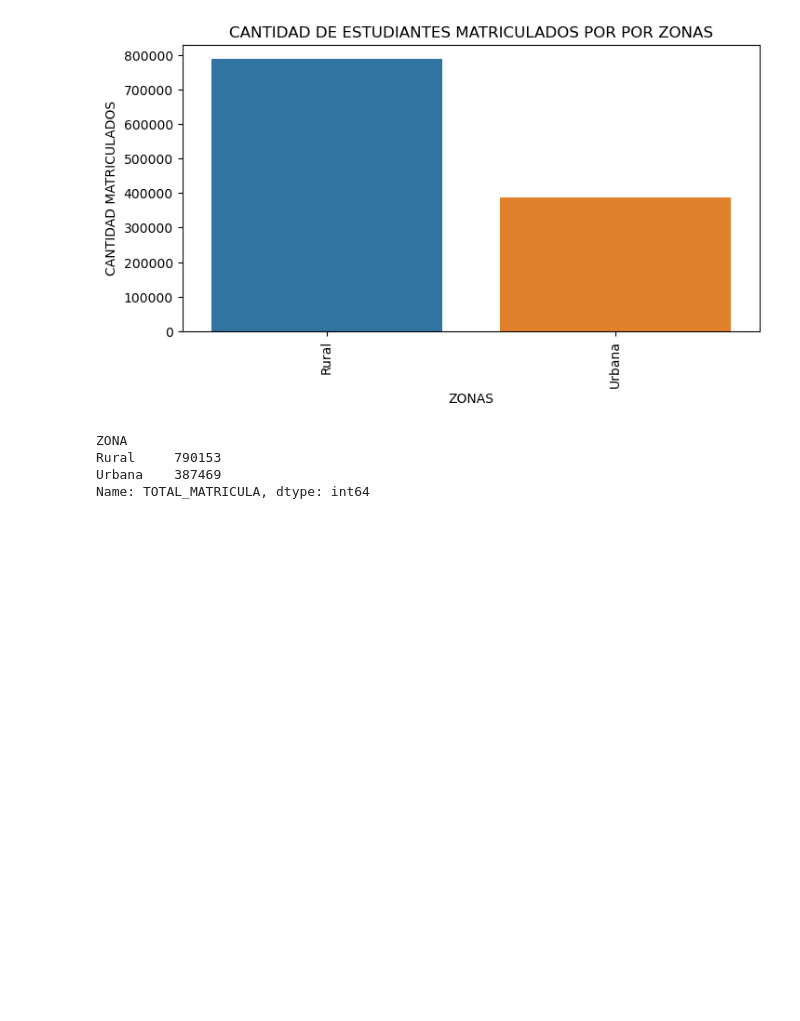
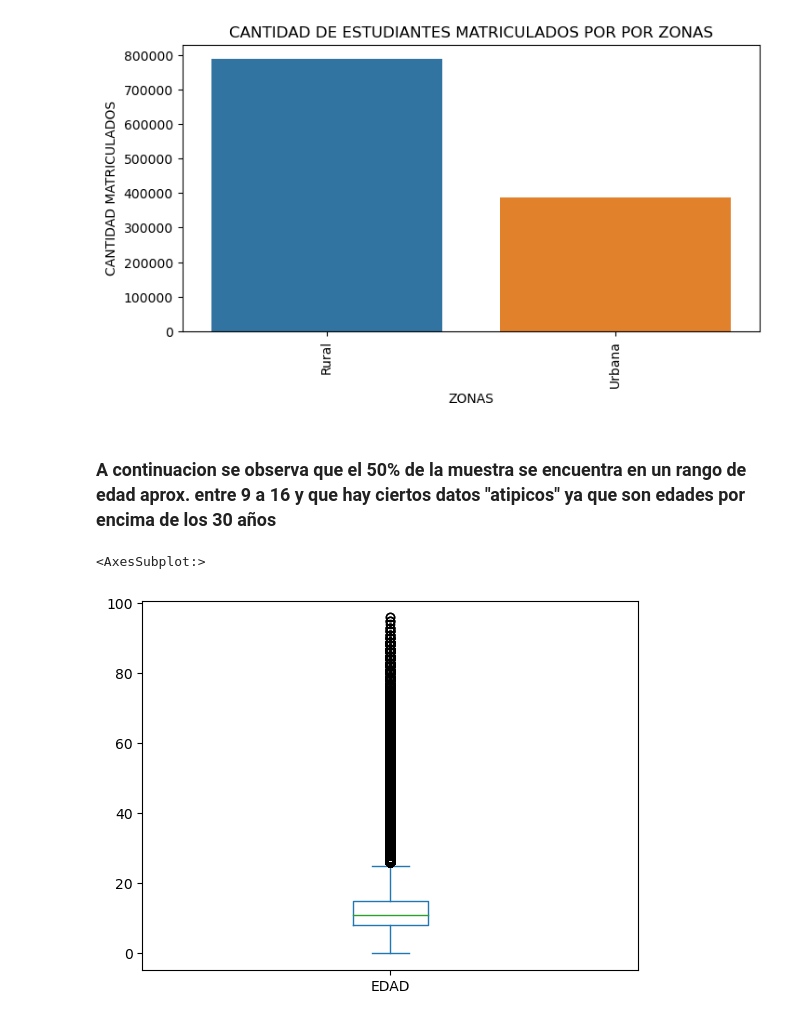
Before and after one commit to Cuenta-oss/analisis_exploratorio, a Jupyter notebook: datas.ipynb, the cells around one changed output. Drawn from its saved outputs; the diff is of its cells as text; code cells hidden in the pictures; blank space fills up the shorter version.

```diff
--- a/datas.ipynb
+++ b/datas.ipynb
@@ -416,11 +416,10 @@ plt.ylabel("CANTIDAD MATRICULADOS")
 plt.title("CANTIDAD DE ESTUDIANTES MATRICULADOS POR POR ZONAS");
 # %% [output]
 [figure]
-# %%
-cant = cantidad_matriculas_zonas = data_2010_2021.groupby(["ZONA"])["TOTAL_MATRICULA"].count()
-cant
-# %% [output]
-ZONA
-Rural     790153
-Urbana    387469
-Name: TOTAL_MATRICULA, dtype: int64
+# %% [markdown]
+### A continuacion se observa que el 50% de la muestra se encuentra en un rango de edad aprox. entre 9 a 16 y que hay ciertos datos "atipicos" ya que son edades por encima de los 30 años
+# %%
+data_2010_2021.EDAD.plot.box()
+# %% [output]
+<AxesSubplot:>
+[figure, added]
```
Also changed, not shown: parts of 28 cells of this notebook.
